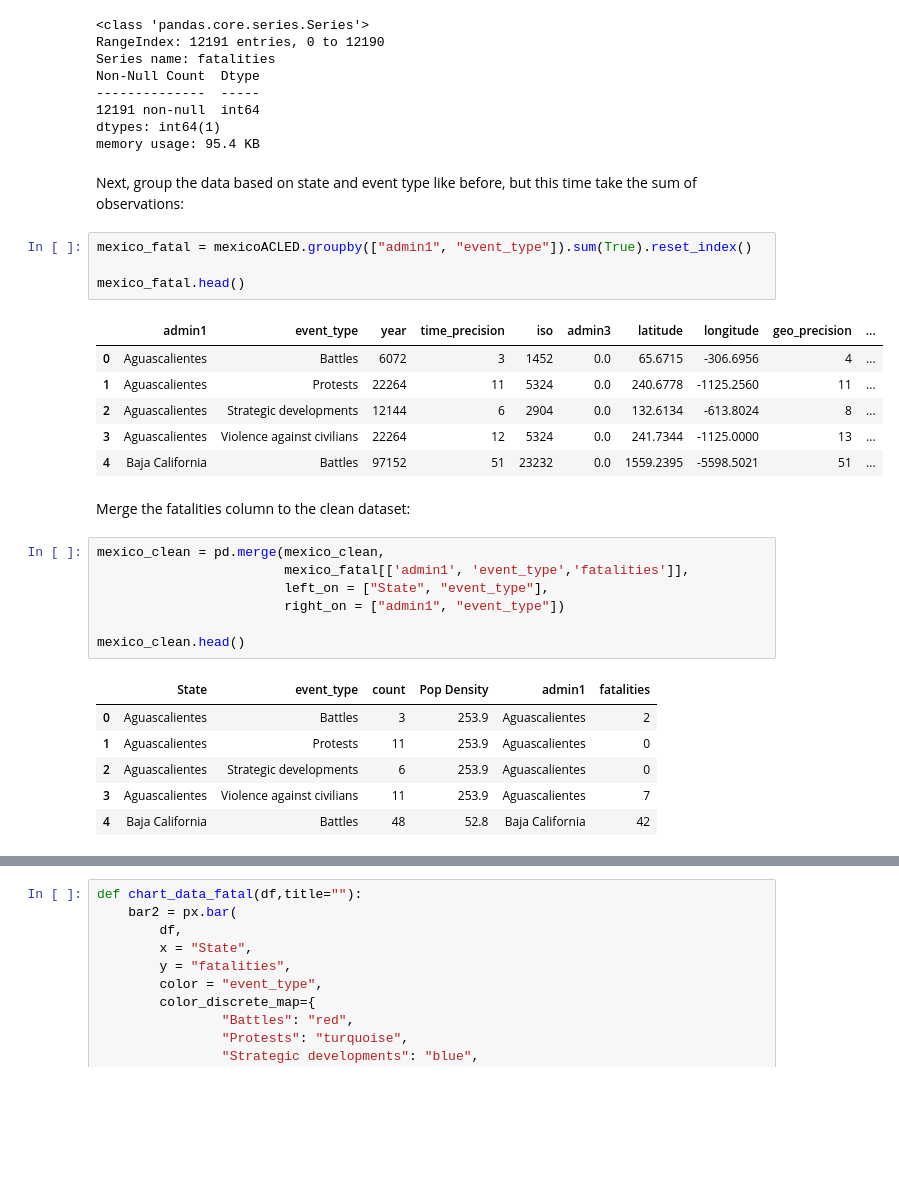
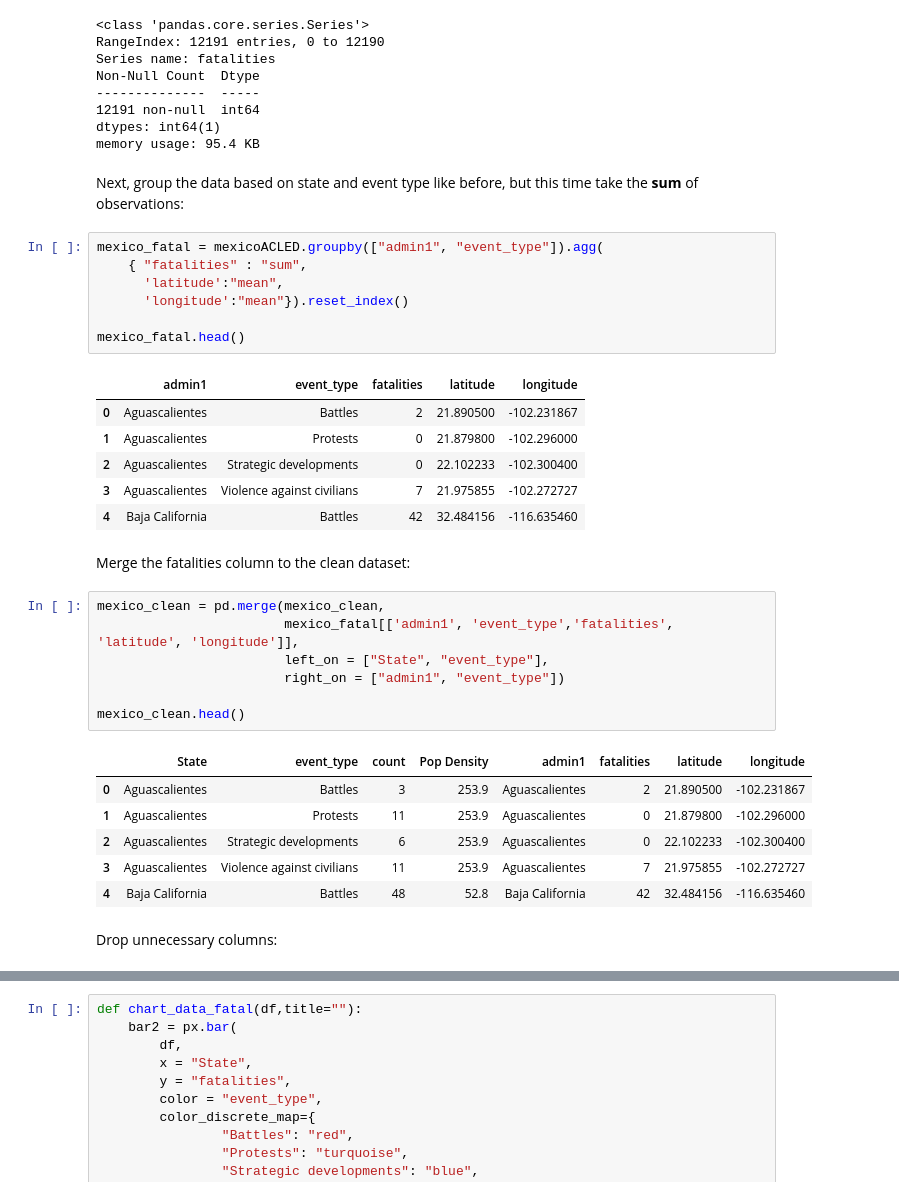
Before and after one commit to fmichielli/Book, a Jupyter notebook: Project_3.ipynb, the cells around one changed output, grey strips where cells are left out. Saved outputs shown, nothing was run; the diff lists cells and outputs as text; blank space fills up the shorter version.

```diff
--- a/Project_3.ipynb
+++ b/Project_3.ipynb
@@ -359,34 +366,39 @@ Non-Null Count  Dtype
 dtypes: int64(1)
 memory usage: 95.4 KB
 # %% [markdown]
-Next, group the data based on state and event type like before, but this time take the sum of observations:
+Next, group the data based on state and event type like before, but this time take the __sum__ of observations:
 # %%
-mexico_fatal = mexicoACLED.groupby(["admin1", "event_type"]).sum(True).reset_index()
+mexico_fatal = mexicoACLED.groupby(["admin1", "event_type"]).agg(
+    { "fatalities" : "sum",
+      'latitude':"mean",
+      'longitude':"mean"}).reset_index()
 
 mexico_fatal.head()
 # %% [output]
-|  | admin1 | event_type | year | time_precision | iso | admin3 | latitude | longitude | geo_precision | ... |
-| 0 | Aguascalientes | Battles | 6072 | 3 | 1452 | 0.0 | 65.6715 | -306.6956 | 4 | ... |
-| 1 | Aguascalientes | Protests | 22264 | 11 | 5324 | 0.0 | 240.6778 | -1125.2560 | 11 | ... |
-| 2 | Aguascalientes | Strategic developments | 12144 | 6 | 2904 | 0.0 | 132.6134 | -613.8024 | 8 | ... |
-| 3 | Aguascalientes | Violence against civilians | 22264 | 12 | 5324 | 0.0 | 241.7344 | -1125.0000 | 13 | ... |
-| 4 | Baja California | Battles | 97152 | 51 | 23232 | 0.0 | 1559.2395 | -5598.5021 | 51 | ... |
+|  | admin1 | event_type | fatalities | latitude | longitude |
+| 0 | Aguascalientes | Battles | 2 | 21.890500 | -102.231867 |
+| 1 | Aguascalientes | Protests | 0 | 21.879800 | -102.296000 |
+| 2 | Aguascalientes | Strategic developments | 0 | 22.102233 | -102.300400 |
+| 3 | Aguascalientes | Violence against civilians | 7 | 21.975855 | -102.272727 |
+| 4 | Baja California | Battles | 42 | 32.484156 | -116.635460 |
 # %% [markdown]
 Merge the fatalities column to the clean dataset:
 # %%
 mexico_clean = pd.merge(mexico_clean,
-                        mexico_fatal[['admin1', 'event_type','fatalities']],
+                        mexico_fatal[['admin1', 'event_type','fatalities', 'latitude', 'longitude']],
                         left_on = ["State",	"event_type"],
                         right_on = ["admin1", "event_type"])
 
 mexico_clean.head()
 # %% [output]
-|  | State | event_type | count | Pop Density | admin1 | fatalities |
-| 0 | Aguascalientes | Battles | 3 | 253.9 | Aguascalientes | 2 |
-| 1 | Aguascalientes | Protests | 11 | 253.9 | Aguascalientes | 0 |
-| 2 | Aguascalientes | Strategic developments | 6 | 253.9 | Aguascalientes | 0 |
-| 3 | Aguascalientes | Violence against civilians | 11 | 253.9 | Aguascalientes | 7 |
-| 4 | Baja California | Battles | 48 | 52.8 | Baja California | 42 |
+|  | State | event_type | count | Pop Density | admin1 | fatalities | latitude | longitude |
+| 0 | Aguascalientes | Battles | 3 | 253.9 | Aguascalientes | 2 | 21.890500 | -102.231867 |
+| 1 | Aguascalientes | Protests | 11 | 253.9 | Aguascalientes | 0 | 21.879800 | -102.296000 |
+| 2 | Aguascalientes | Strategic developments | 6 | 253.9 | Aguascalientes | 0 | 22.102233 | -102.300400 |
+| 3 | Aguascalientes | Violence against civilians | 11 | 253.9 | Aguascalientes | 7 | 21.975855 | -102.272727 |
+| 4 | Baja California | Battles | 48 | 52.8 | Baja California | 42 | 32.484156 | -116.635460 |
+# %% [markdown]
+Drop unnecessary columns:
 # %%
 mexico_clean.drop('admin1', axis = 1)
 # %% [output]
```
Also changed, not shown: parts of 19 cells of this notebook.
